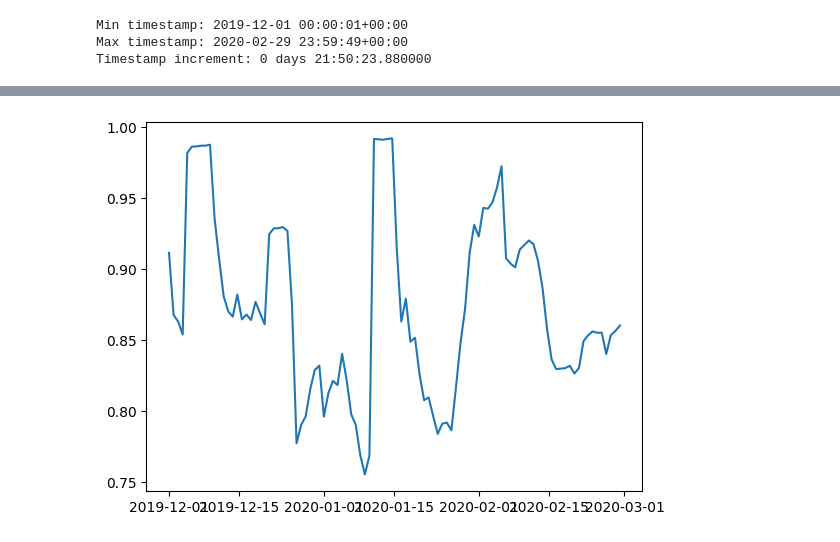
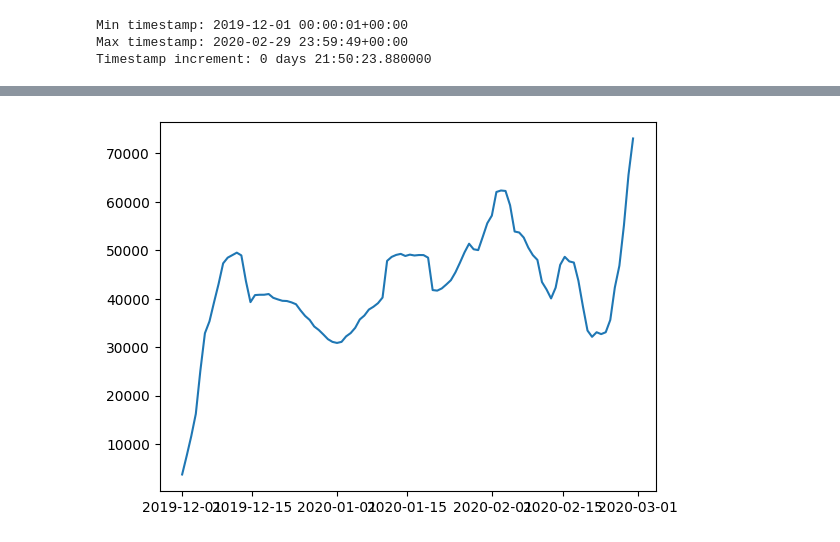
Before and after one commit to MattThePerson/SNA_Project_2024, a Jupyter notebook: notebooks/3.2 Transitivity Evolution.ipynb, the cells around one changed output, grey strips where cells are left out. Saved outputs shown, nothing was run; the diff lists cells and outputs as text; code cells hidden in the pictures.

```diff
--- a/notebooks/3.2 Transitivity Evolution.ipynb
+++ b/notebooks/3.2 Transitivity Evolution.ipynb
@@ -173,0 +213,31 @@ tt.to_csv('../data/transitivity/transitivity_window_5.csv', index=False)
+# %%
+#
+node_amounts, edge_amounts = [], []
+
+print("  i  STEPS  TIMESTAMP              TWEETS     NODES          EDGES     TRANS      TIME")
+for i in range(steps):
+    start = time.time()
+
+    window = 10
+    lower_i = max(0, i+1-window)
+    ts_lower, ts_upper = ts_bins[lower_i], ts_bins[i+1]
+    print('{:>3}   {}  {}'.format(i+1, steps, ts_upper.strftime('%Y-%m-%d %X')), end='')
+
+    tw_sel = pd.DataFrame()
+    tw_sel['ids'] = np.array( tw[ (ts_lower <= tw['Timestamp']) & (tw['Timestamp'] < ts_upper) ].index ) # get nodes from timestamp range
+    print("{:>10_}".format(len(tw_sel)))
+    node_amounts.append(len(tw_sel))
+
+    #tw_sel['ids'] = tw_sel['ids'].astype('int64')
+    #tw_sel = tw_sel[tw_sel['ids'].isin(nodes.index)] # filter nodes that are indexed
+    #tw_sel['index'] = tw_sel['ids'].apply( lambda id: nodes.loc[id]['index'] )
+    #tw_sel['index'] = tw_sel['index'].astype('int32')
+
+    #node_index = { node: index for index, node in enumerate( sorted(tw_sel['index'].tolist()) ) }
+    #edges = df[ (df['source'].isin(tw_sel['index'])) & (df['target'].isin(tw_sel['index'])) ].compute()
+    #edges['source_i'] = edges['source'].apply( lambda x: node_index[x] )
+    #edges['target_i'] = edges['target'].apply( lambda x: node_index[x] )
+
+    #print("{:>10_}  {:>14_}    {:>4}    {:_}s".format(len(g.vs), len(g.es), round(gt,5), round(time.time()-start,1)))
+
+    #if (i+1)%10 == 0 and input(" Enter 'b' to break ...") == 'b': break
@@ -174,6 +262,6 @@ tt.to_csv('../data/transitivity/transitivity_window_5.csv', index=False)
 # %%
 #
-plt.plot(ts_bins[:steps], transitivity)
+plt.plot(ts_bins[:steps], node_amounts)
 plt.show()
 # %% [output]
-[figure, old version]
+[figure, new version]
```
Also changed, not shown: parts of 8 cells of this notebook, 7 other files.
